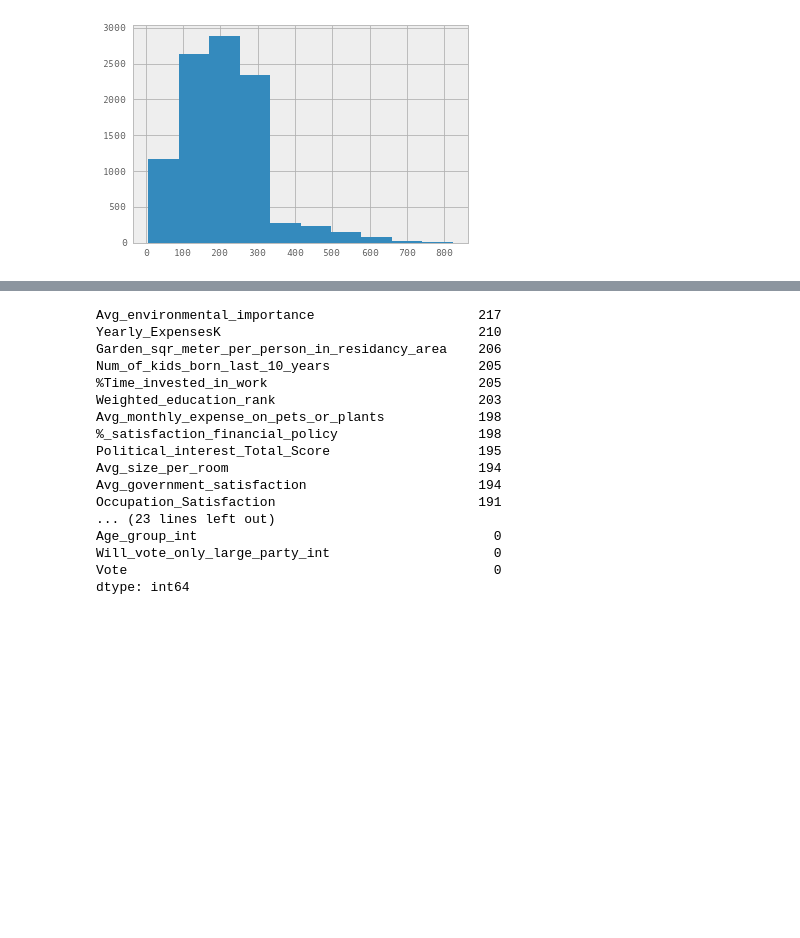
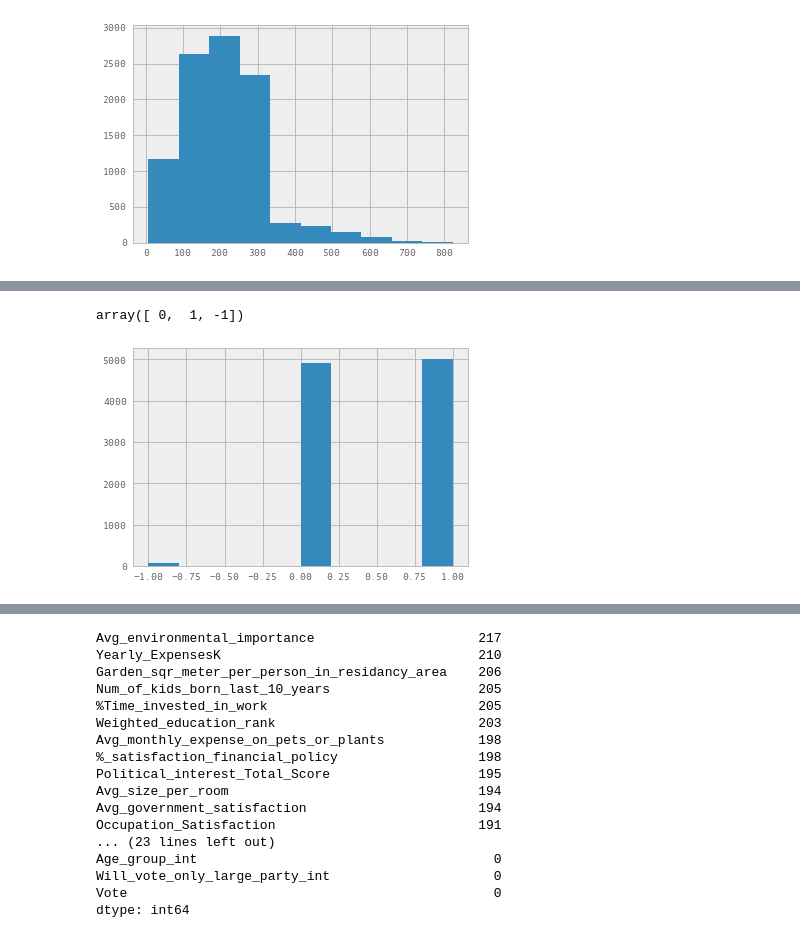
Before and after one commit to odedgolden/Machine-Learning, a Jupyter notebook: ML_ex2/ML_ex2.ipynb, the cells around one changed output, grey strips where cells are left out. Cells and saved outputs as stored; diff of their text form; code cells hidden in the pictures; blank space fills up the shorter version.

```diff
--- a/ML_ex2/ML_ex2.ipynb
+++ b/ML_ex2/ML_ex2.ipynb
@@ -287,4 +536,7 @@ data['Married_int'].unique()
 # %%
-data['Married_int'].hist()
-data['Married_int'].unique()
+data['Gender_int'].hist()
+data['Gender_int'].unique()
+# %% [output]
+array([ 0,  1, -1])
+[figure, added]
 # %%
```
Also changed, not shown: parts of 42 cells of this notebook.
